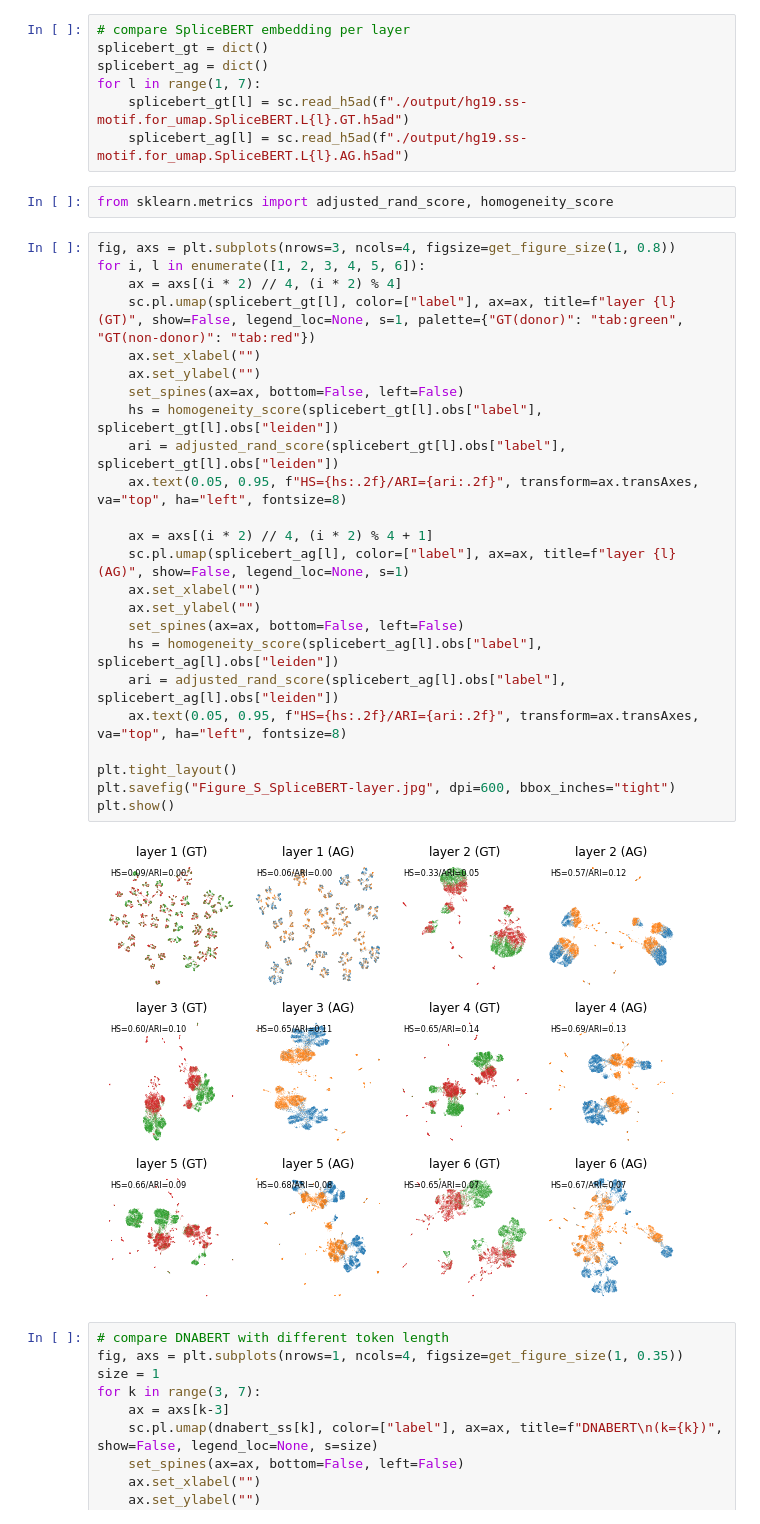
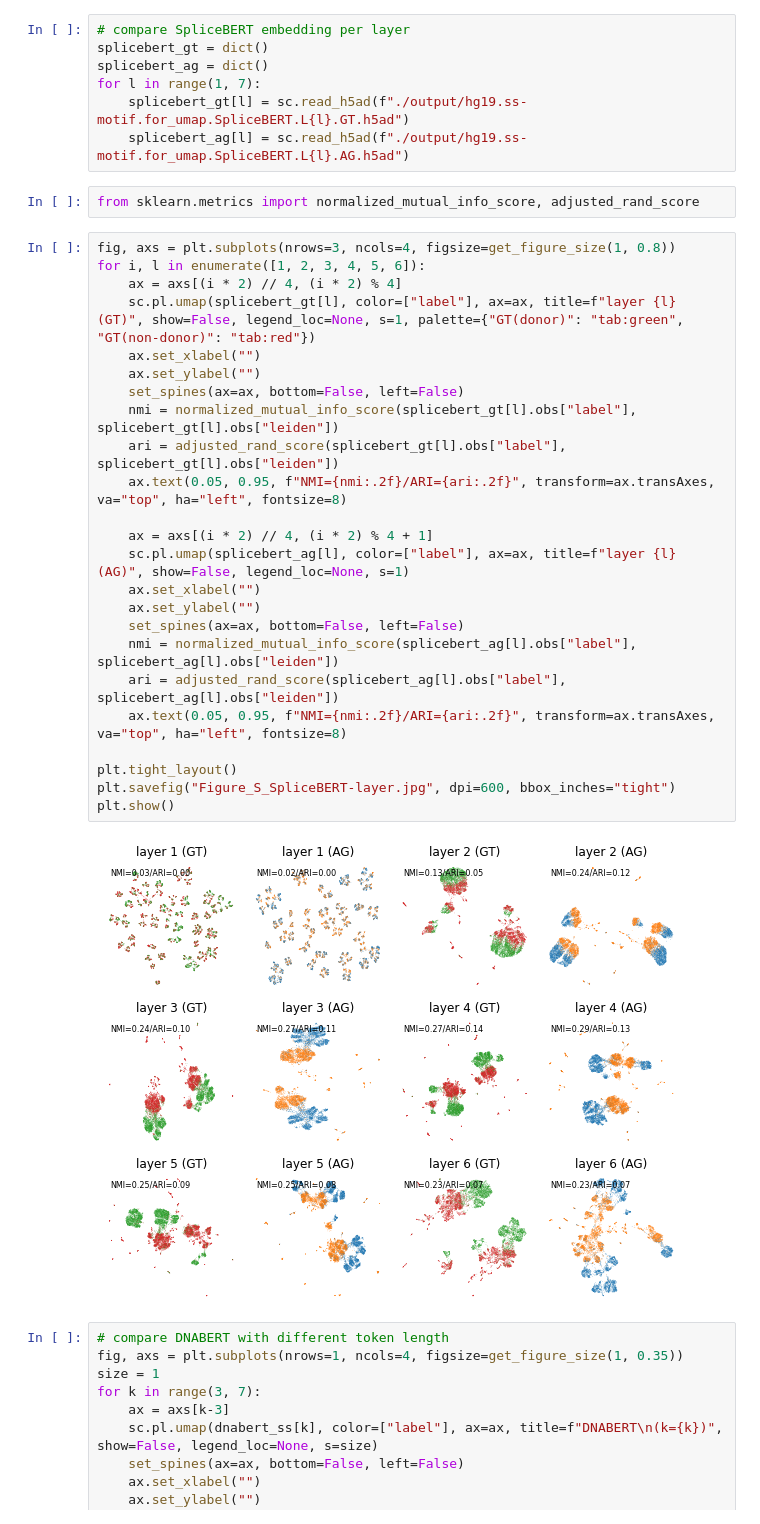
Before and after one commit to chenkenbio/SpliceBERT, a Jupyter notebook: examples/02-embedding/embedding_analysis.ipynb, the cells around one changed output. Cells and saved outputs as stored; diff of their text form.

```diff
--- a/examples/02-embedding/embedding_analysis.ipynb
+++ b/examples/02-embedding/embedding_analysis.ipynb
@@ -130,33 +193,33 @@ for l in range(1, 7):
     splicebert_gt[l] = sc.read_h5ad(f"./output/hg19.ss-motif.for_umap.SpliceBERT.L{l}.GT.h5ad")
     splicebert_ag[l] = sc.read_h5ad(f"./output/hg19.ss-motif.for_umap.SpliceBERT.L{l}.AG.h5ad")
 # %%
-from sklearn.metrics import adjusted_rand_score, homogeneity_score
+from sklearn.metrics import normalized_mutual_info_score, adjusted_rand_score
 # %%
 fig, axs = plt.subplots(nrows=3, ncols=4, figsize=get_figure_size(1, 0.8))
 for i, l in enumerate([1, 2, 3, 4, 5, 6]):
     ax = axs[(i * 2) // 4, (i * 2) % 4]
     sc.pl.umap(splicebert_gt[l], color=["label"], ax=ax, title=f"layer {l} (GT)", show=False, legend_loc=None, s=1, palette={"GT(donor)": "tab:green", "GT(non-donor)": "tab:red"})
     ax.set_xlabel("")
     ax.set_ylabel("")
     set_spines(ax=ax, bottom=False, left=False)
-    hs = homogeneity_score(splicebert_gt[l].obs["label"], splicebert_gt[l].obs["leiden"])
+    nmi = normalized_mutual_info_score(splicebert_gt[l].obs["label"], splicebert_gt[l].obs["leiden"])
     ari = adjusted_rand_score(splicebert_gt[l].obs["label"], splicebert_gt[l].obs["leiden"])
-    ax.text(0.05, 0.95, f"HS={hs:.2f}/ARI={ari:.2f}", transform=ax.transAxes, va="top", ha="left", fontsize=8)
+    ax.text(0.05, 0.95, f"NMI={nmi:.2f}/ARI={ari:.2f}", transform=ax.transAxes, va="top", ha="left", fontsize=8)
 
     ax = axs[(i * 2) // 4, (i * 2) % 4 + 1]
     sc.pl.umap(splicebert_ag[l], color=["label"], ax=ax, title=f"layer {l} (AG)", show=False, legend_loc=None, s=1)
     ax.set_xlabel("")
     ax.set_ylabel("")
     set_spines(ax=ax, bottom=False, left=False)
-    hs = homogeneity_score(splicebert_ag[l].obs["label"], splicebert_ag[l].obs["leiden"])
+    nmi = normalized_mutual_info_score(splicebert_ag[l].obs["label"], splicebert_ag[l].obs["leiden"])
     ari = adjusted_rand_score(splicebert_ag[l].obs["label"], splicebert_ag[l].obs["leiden"])
-    ax.text(0.05, 0.95, f"HS={hs:.2f}/ARI={ari:.2f}", transform=ax.transAxes, va="top", ha="left", fontsize=8)
+    ax.text(0.05, 0.95, f"NMI={nmi:.2f}/ARI={ari:.2f}", transform=ax.transAxes, va="top", ha="left", fontsize=8)
 
 plt.tight_layout()
 plt.savefig("Figure_S_SpliceBERT-layer.jpg", dpi=600, bbox_inches="tight")
 plt.show()
 # %% [output]
-[figure, old version]
+[figure, new version]
 # %%
 # compare DNABERT with different token length
 fig, axs = plt.subplots(nrows=1, ncols=4, figsize=get_figure_size(1, 0.35))
```
Also changed, not shown: parts of 7 cells of this notebook.
